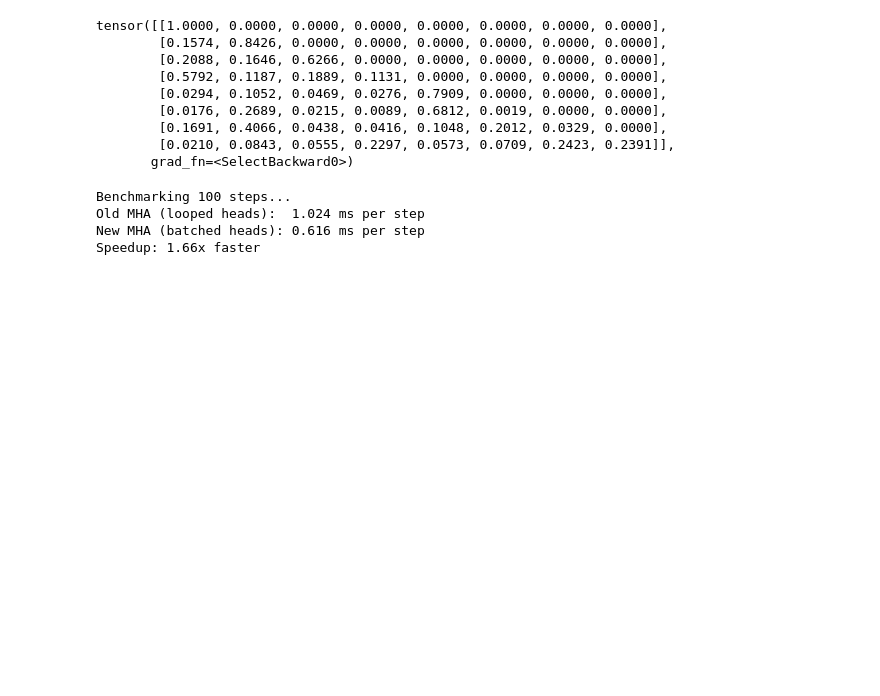
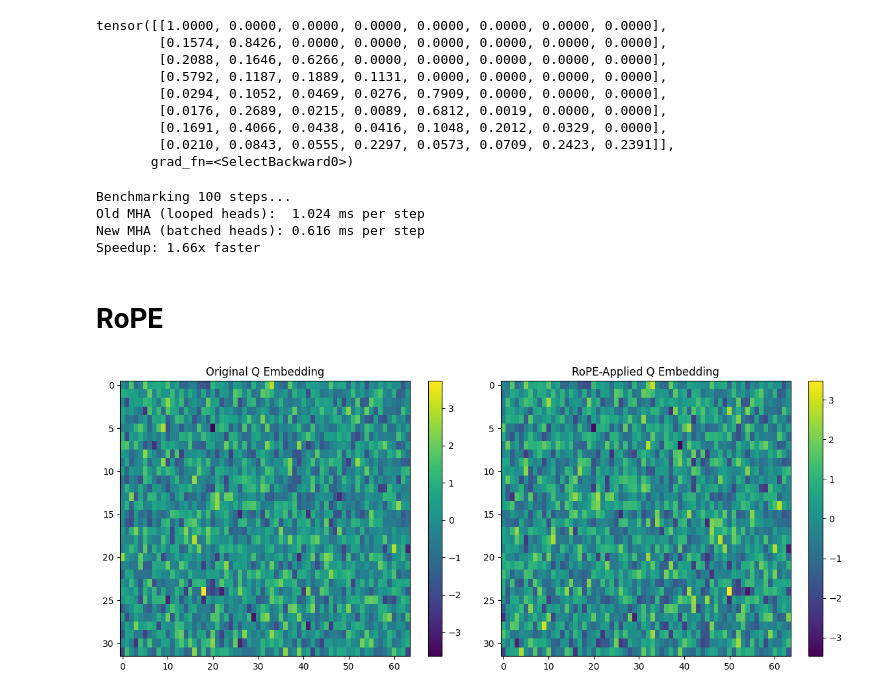
Before and after one commit to Shash23/custom-gpt, a Jupyter notebook: gpt-dev.ipynb, the cells around one changed output. Saved outputs shown, nothing was run; the diff lists cells and outputs as text; code cells hidden in the pictures; blank space fills up the shorter version.

```diff
--- a/gpt-dev.ipynb
+++ b/gpt-dev.ipynb
@@ -518,3 +522,5 @@ Benchmarking 100 steps...
 Old MHA (looped heads):  1.024 ms per step
 New MHA (batched heads): 0.616 ms per step
 Speedup: 1.66x faster
+# %% [markdown]
+# RoPE
@@ -520,0 +557,35 @@ Speedup: 1.66x faster
+# %%
+# === Setup dummy q, k, sin, cos tensors ===
+B, T, H = 1, 32, 64
+pos_ids = torch.arange(T)
+
+q = torch.randn(B, T, H)
+k = torch.randn(B, T, H)
+
+theta = 10000 ** (torch.arange(0, H // 2).float() / H)
+freqs = torch.einsum('i,j->ij', pos_ids.float(), 1.0 / theta)
+sin = torch.sin(freqs)
+cos = torch.cos(freqs)
+
+# Apply RoPE
+q_rot, k_rot = apply_rotary_pos_emb(q, k, cos, sin, pos_ids)
+
+# === Visualize ===
+import matplotlib.pyplot as plt
+
+plt.figure(figsize=(12, 5))
+
+plt.subplot(1, 2, 1)
+plt.title("Original Q Embedding")
+plt.imshow(q[0].numpy(), aspect='auto', cmap='viridis')
+plt.colorbar()
+
+plt.subplot(1, 2, 2)
+plt.title("RoPE-Applied Q Embedding")
+plt.imshow(q_rot[0].detach().numpy(), aspect='auto', cmap='viridis')
+plt.colorbar()
+
+plt.tight_layout()
+plt.show()
+# %% [output]
+[figure, added]
```
Also changed, not shown: parts of 3 cells of this notebook, 2 other files.
